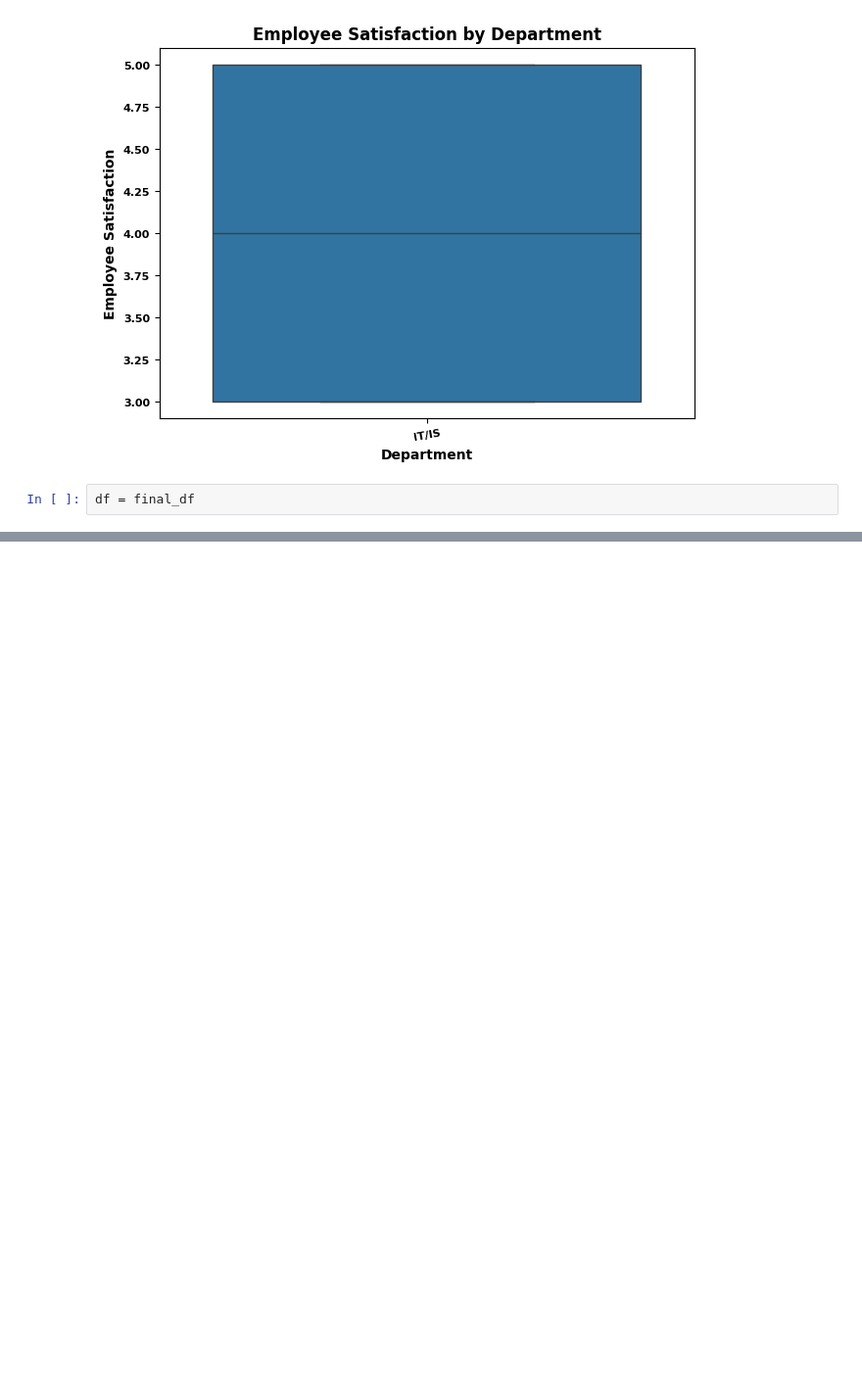
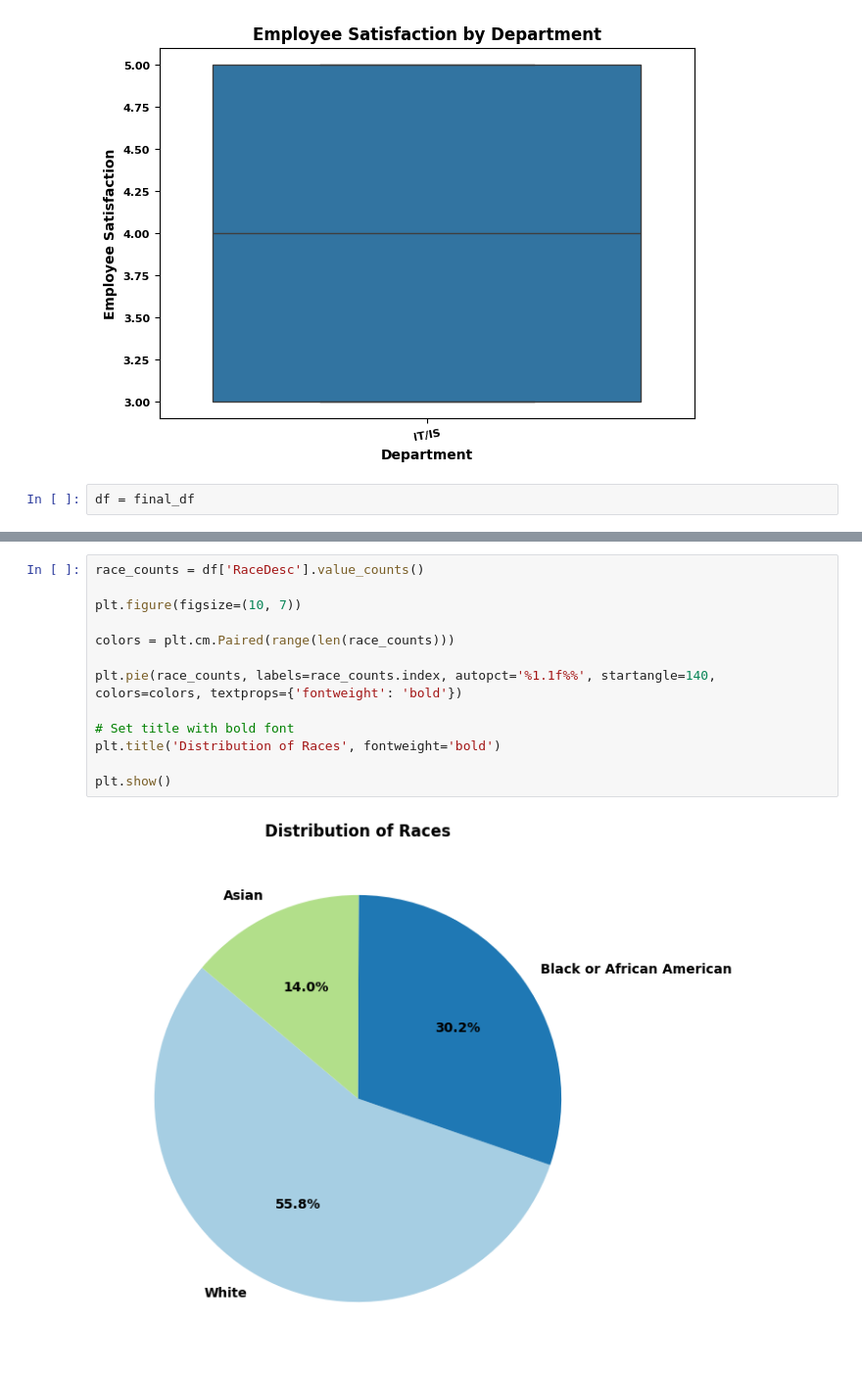
Before and after one commit to victsin/pythonProject, a Jupyter notebook: employees.ipynb, the cells around one changed output, grey strips where cells are left out. Shown: that part at 98% size. Cells and saved outputs as stored; diff of their text form; blank space fills up the shorter version.

```diff
--- a/employees.ipynb
+++ b/employees.ipynb
@@ -130,3 +130,18 @@ fig.update_layout(
 fig.show()
 # %% [output]
 [interactive output not drawn]
+# %%
+race_counts = df['RaceDesc'].value_counts()
+
+plt.figure(figsize=(10, 7))
+
+colors = plt.cm.Paired(range(len(race_counts)))
+
+plt.pie(race_counts, labels=race_counts.index, autopct='%1.1f%%', startangle=140, colors=colors, textprops={'fontweight': 'bold'})
+
+# Set title with bold font
+plt.title('Distribution of Races', fontweight='bold')
+
+plt.show()
+# %% [output]
+[figure, added]
```
